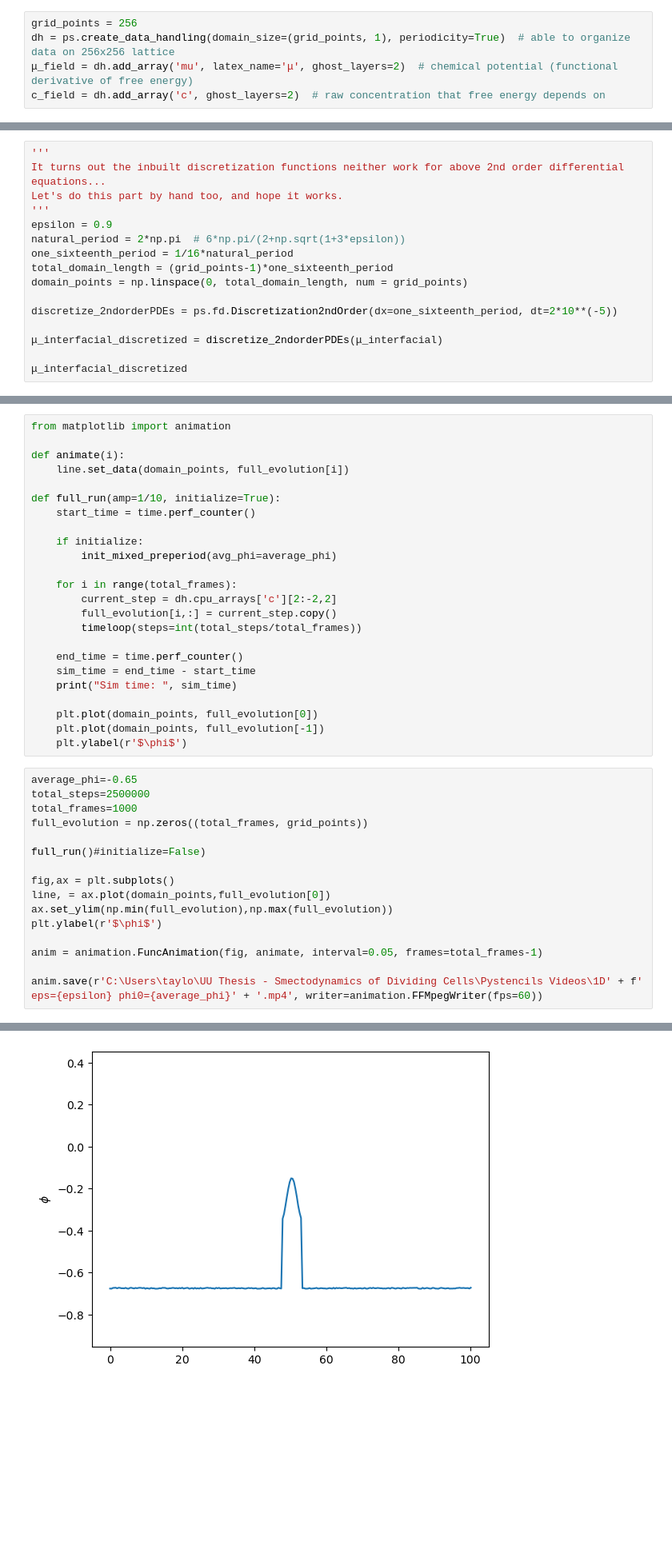
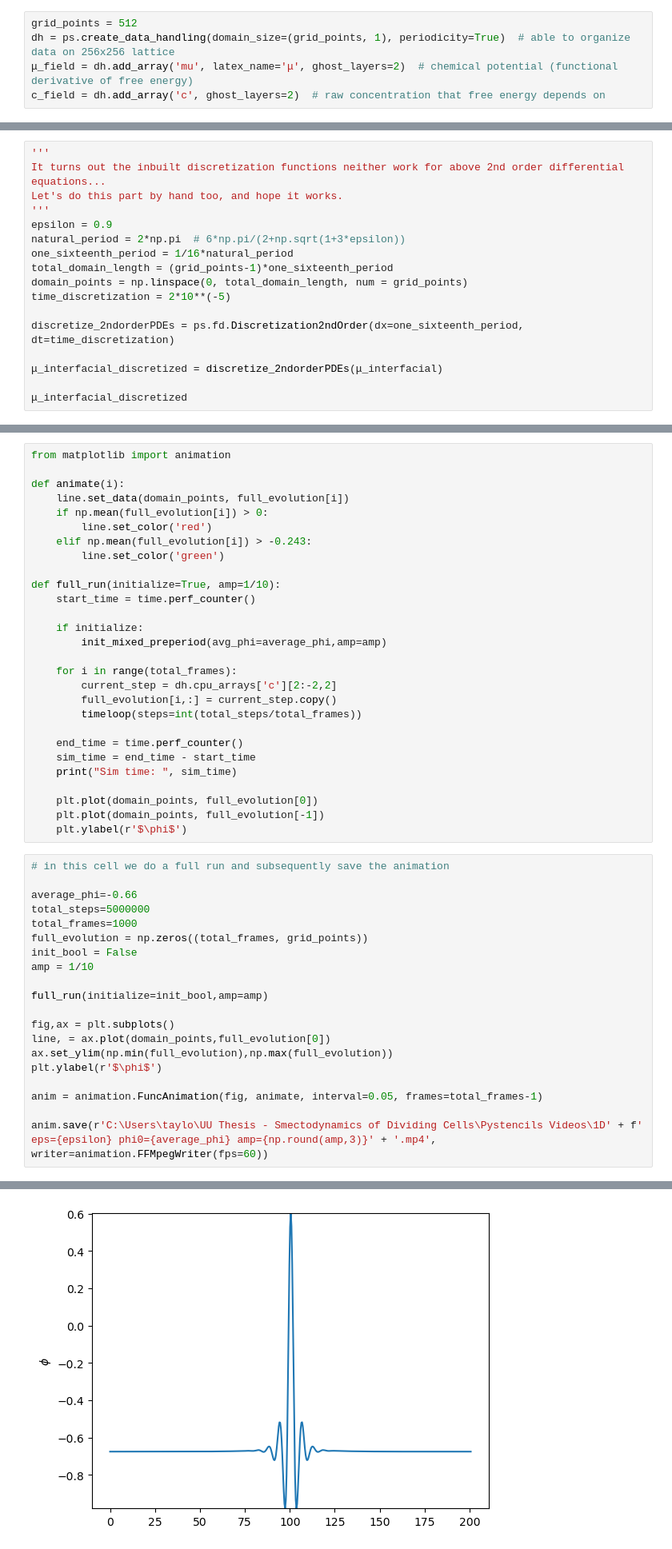
Before and after one commit to Twomac/pattern-formation-and-cellular-growth, a Jupyter notebook: Pystencils 1D Smectic Layering - 2D Special Case.ipynb, the cells around one changed output, grey strips where cells are left out. Shown: that part at 80% size. Cells and saved outputs as stored; diff of their text form; blank space fills up the shorter version.

```diff
--- a/Pystencils 1D Smectic Layering - 2D Special Case.ipynb
+++ b/Pystencils 1D Smectic Layering - 2D Special Case.ipynb
@@ -13,7 +13,7 @@ import math
 import time
 %matplotlib inline
 # %%
-grid_points = 256
+grid_points = 512
 dh = ps.create_data_handling(domain_size=(grid_points, 1), periodicity=True)  # able to organize data on 256x256 lattice
 μ_field = dh.add_array('mu', latex_name='μ', ghost_layers=2)  # chemical potential (functional derivative of free energy)
 c_field = dh.add_array('c', ghost_layers=2)  # raw concentration that free energy depends on
@@ -81,8 +81,9 @@ natural_period = 2*np.pi  # 6*np.pi/(2+np.sqrt(1+3*epsilon))
 one_sixteenth_period = 1/16*natural_period
 total_domain_length = (grid_points-1)*one_sixteenth_period
 domain_points = np.linspace(0, total_domain_length, num = grid_points)
+time_discretization = 2*10**(-5)
 
-discretize_2ndorderPDEs = ps.fd.Discretization2ndOrder(dx=one_sixteenth_period, dt=2*10**(-5))
+discretize_2ndorderPDEs = ps.fd.Discretization2ndOrder(dx=one_sixteenth_period, dt=time_discretization)
 
 μ_interfacial_discretized = discretize_2ndorderPDEs(μ_interfacial)
 
@@ -250,12 +216,16 @@ from matplotlib import animation
 
 def animate(i):
     line.set_data(domain_points, full_evolution[i])
+    if np.mean(full_evolution[i]) > 0:
+        line.set_color('red')
+    elif np.mean(full_evolution[i]) > -0.243:
+        line.set_color('green')
 
-def full_run(amp=1/10, initialize=True):
+def full_run(initialize=True, amp=1/10):
     start_time = time.perf_counter()
 
     if initialize:
-        init_mixed_preperiod(avg_phi=average_phi)
+        init_mixed_preperiod(avg_phi=average_phi,amp=amp)
 
     for i in range(total_frames):
         current_step = dh.cpu_arrays['c'][2:-2,2]
@@ -270,12 +240,16 @@ def full_run(amp=1/10, initialize=True):
     plt.plot(domain_points, full_evolution[-1])
     plt.ylabel(r'$\phi$')
 # %%
-average_phi=-0.65
-total_steps=2500000
+# in this cell we do a full run and subsequently save the animation
+
+average_phi=-0.66
+total_steps=5000000
 total_frames=1000
 full_evolution = np.zeros((total_frames, grid_points))
+init_bool = False
+amp = 1/10
 
-full_run()#initialize=False)
+full_run(initialize=init_bool,amp=amp)
 
 fig,ax = plt.subplots()
 line, = ax.plot(domain_points,full_evolution[0])
@@ -284,5 +258,5 @@ plt.ylabel(r'$\phi$')
 
 anim = animation.FuncAnimation(fig, animate, interval=0.05, frames=total_frames-1)
 
-anim.save(r'C:\Users\taylo\UU Thesis - Smectodynamics of Dividing Cells\Pystencils Videos\1D' + f' eps={epsilon} phi0={average_phi}' + '.mp4', writer=animation.FFMpegWriter(fps=60))
+anim.save(r'C:\Users\taylo\UU Thesis - Smectodynamics of Dividing Cells\Pystencils Videos\1D' + f' eps={epsilon} phi0={average_phi} amp={np.round(amp,3)}' + '.mp4', writer=animation.FFMpegWriter(fps=60))
 # %% [output]
@@ -293 +265 @@ Sim time:  52.0420049999957
-[figure, old version]
+[figure, new version]
```
Also changed, not shown: parts of 23 cells of this notebook, 16 other files.
